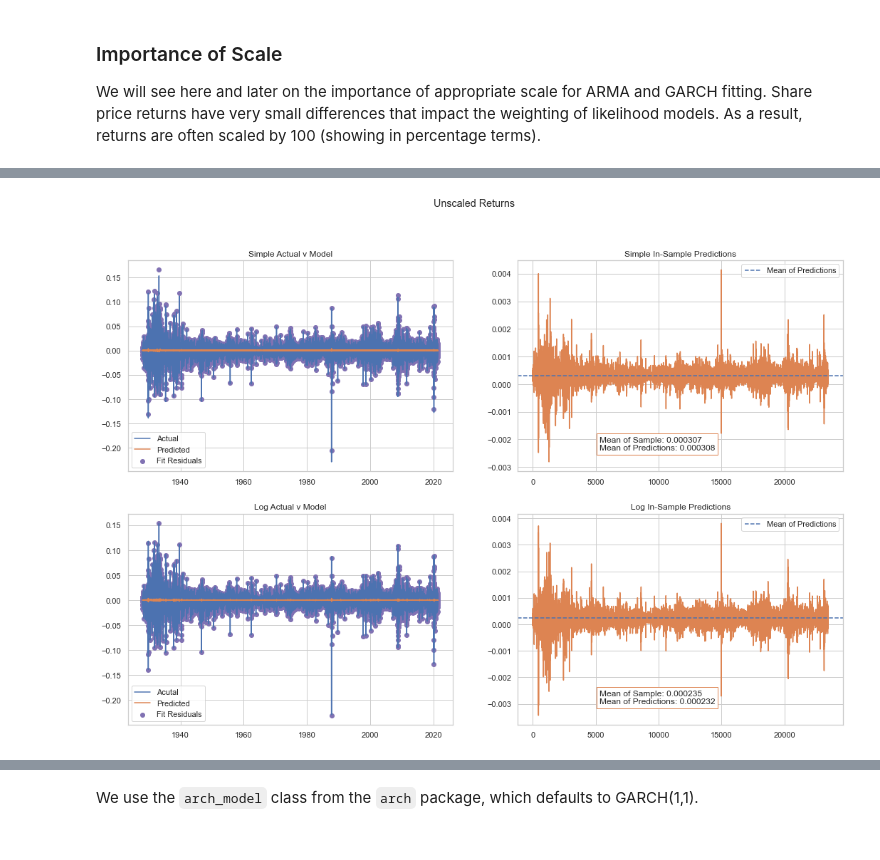
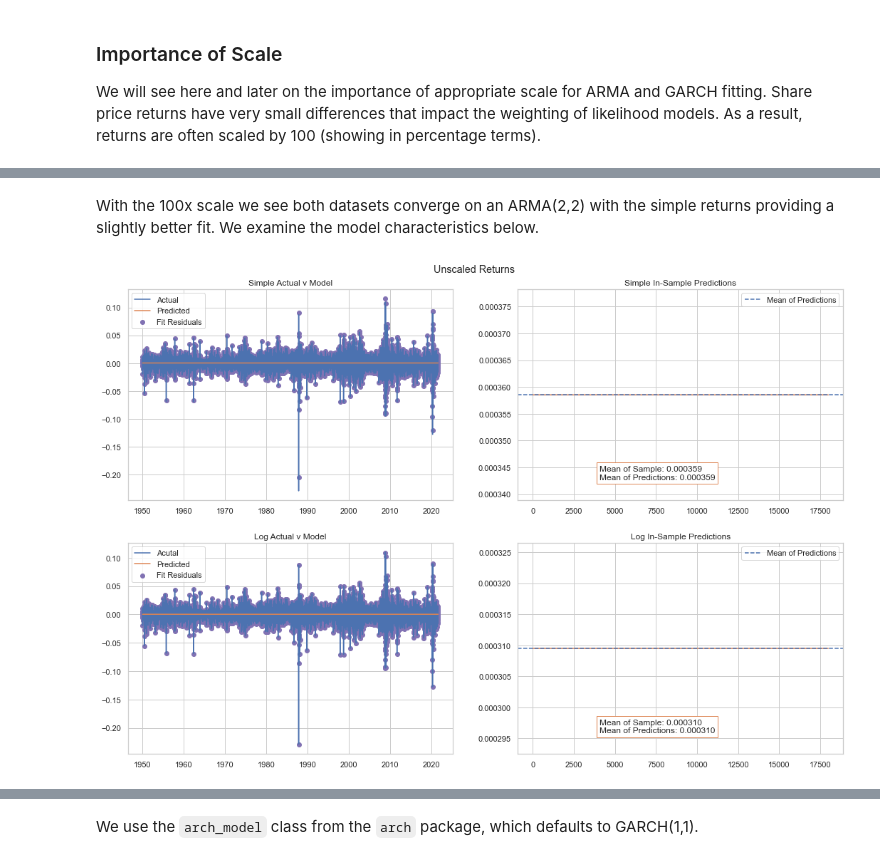
Before and after one commit to rjskene/phat, a Jupyter notebook: docs/notebooks/garch.ipynb, the cells around one changed output, grey strips where cells are left out. Cells and saved outputs as stored; diff of their text form; code cells hidden in the pictures.

```diff
--- a/docs/notebooks/garch.ipynb
+++ b/docs/notebooks/garch.ipynb
@@ -45,7 +25,9 @@ We will explore the utilization of both going forward.
 # %%
+import yfinance as yf
+
 sp = yf.download('^GSPC')
-sp_ret = sp.Close.pct_change().dropna()
-sp_lret = np.log1p(sp.Close.pct_change().dropna())
+sp_ret = sp.Close.pct_change().loc['1950-01-01':]
+sp_lret = np.log1p(sp.Close.pct_change()).loc['1950-01-01':]
 # %% [output]
 [*********************100%***********************]  1 of 1 completed
 # %%
@@ -189,3 +193,5 @@ Above we see two very different models arrived at for both return series. The si
+# %% [markdown]
+With the 100x scale we see both datasets converge on an ARMA(2,2) with the simple returns providing a slightly better fit. We examine the model characteristics below.
 # %%
 fig, ((ax1, ax2),(ax3, ax4)) = plt.subplots(2,2,figsize=(18,12))
 
@@ -209,35 +215,35 @@ ax2.text(
     bbox=dict(facecolor='white', edgecolor='C1')
 )
 
 ax3.plot(sp_lret, label='Acutal')
 ax3.scatter(sp_lret.index, sparmalog.resid(), c='C4', label='Fit Residuals')
 ax3.plot(sp_lret.index, sparmalog.predict_in_sample(), label='Predicted')
 ax3.set_title('Log Actual v Model')
 
 log_mean = sparmalog.predict_in_sample().mean()
 ax4.plot(sparmalog.predict_in_sample(), c='C1')
 ax4.axhline(log_mean, c='C0', ls='--', label='Mean of Predictions')
 ax4.set_title('Log In-Sample Predictions')
 
 ax4text = f'Mean of Sample: {(sp_lret).mean():.6f}'
 ax4text += '\n'
 ax4text += f'Mean of Predictions: {log_mean:.6f}'
 ax4.text(
     .25, .1, ax4text,
     transform=ax4.transAxes, ha='left',
     bbox=dict(facecolor='white', edgecolor='C1')
 )
 
 ax1.legend()
 ax2.legend()
 ax3.legend()
 ax4.legend()
 
-plt.suptitle('Unscaled Returns')
+plt.suptitle('Unscaled Returns', y=.92)
 
 plt.show()
 # %% [output]
-[figure, old version]
+[figure, new version]
 # %%
 fig, ((ax1, ax2),(ax3, ax4)) = plt.subplots(2,2,figsize=(18,12))
 
```
Also changed, not shown: parts of 69 cells of this notebook, 25 other files.
